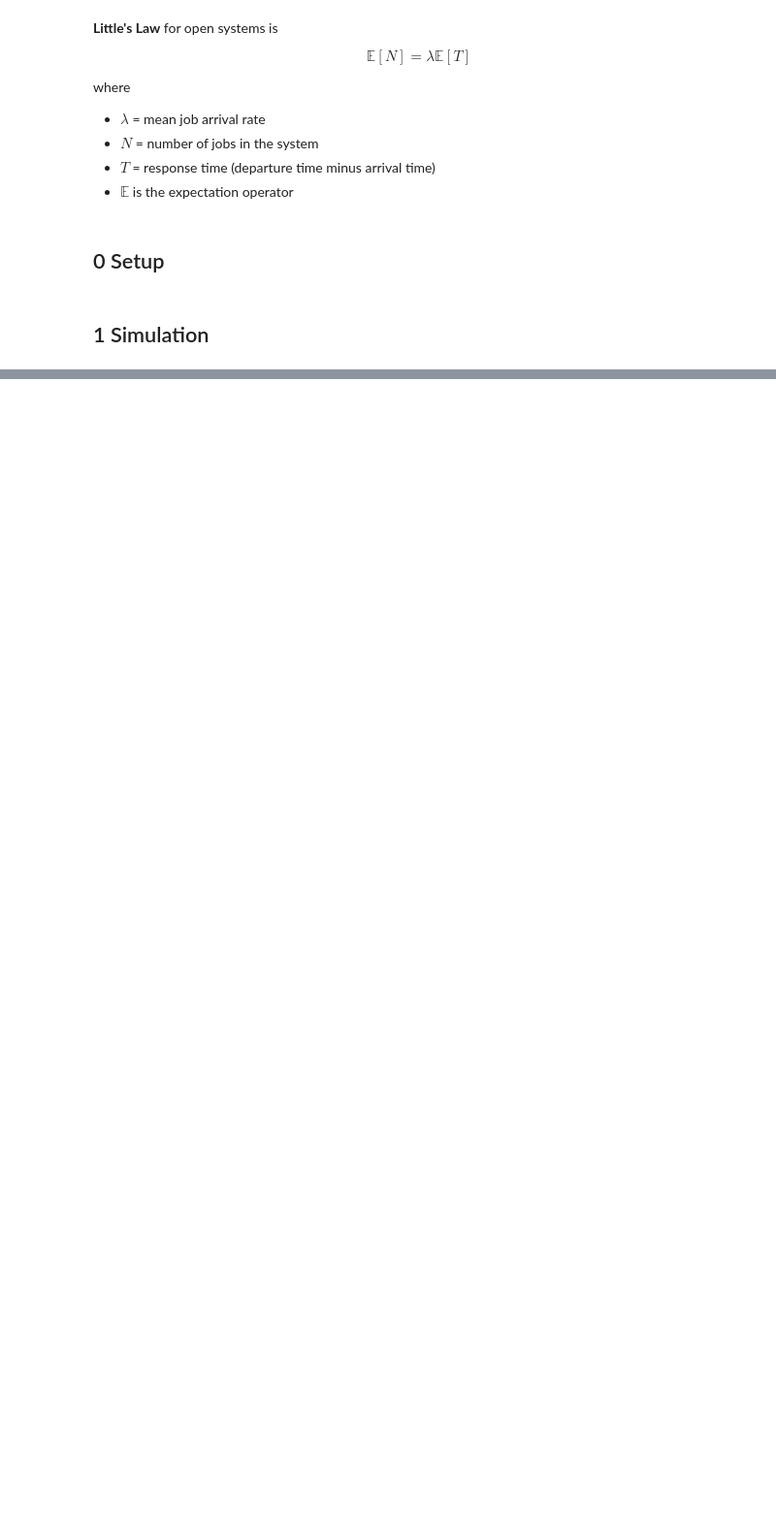
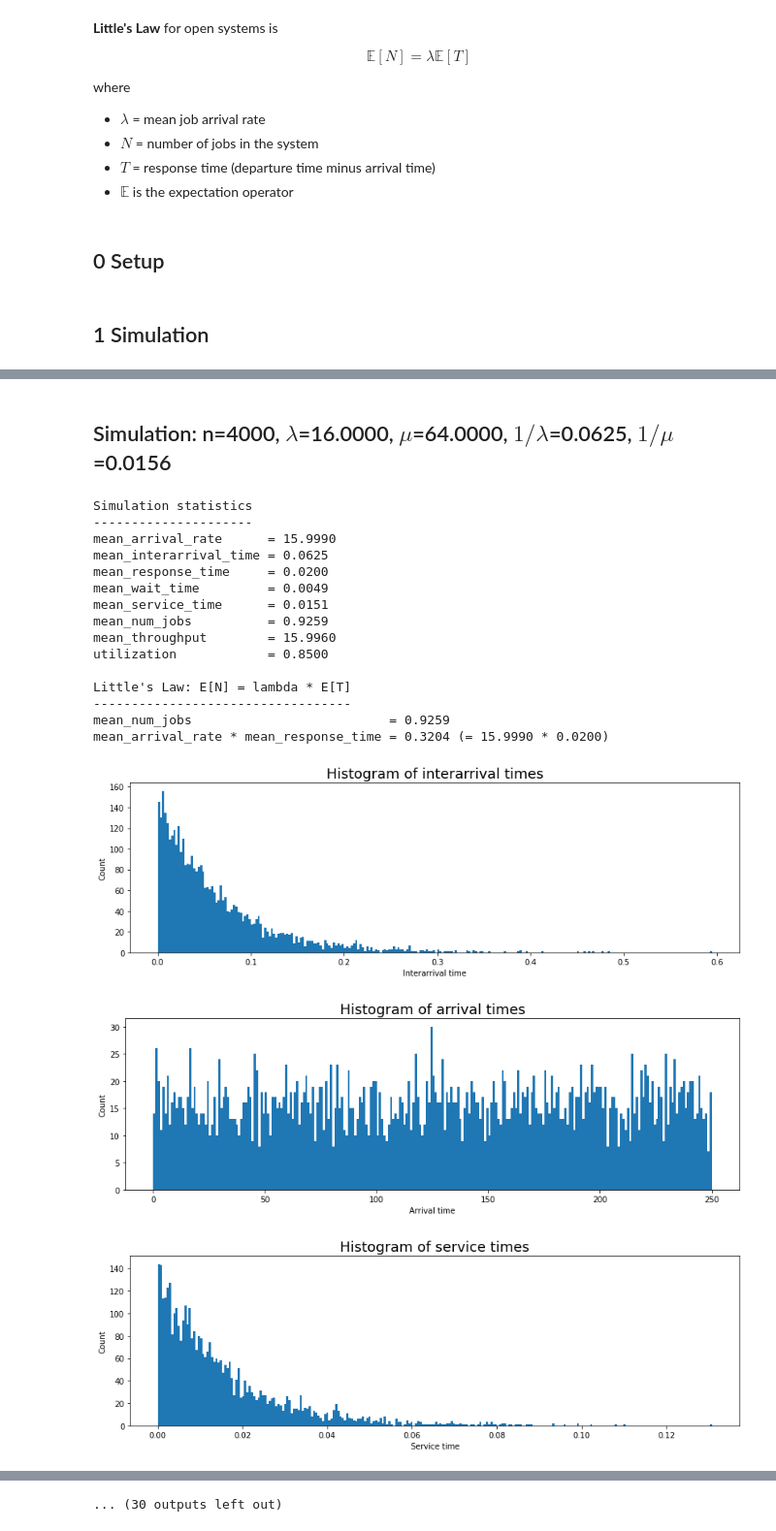
Before and after one commit to williewheeler/stats-demos, a Jupyter notebook: queueing/single-queue-sim.ipynb, the cells around one changed output, grey strips where cells are left out. Shown at 97% size. Saved outputs shown, nothing was run; the diff lists cells and outputs as text; code cells hidden in the pictures; blank space fills up the shorter version.

```diff
--- a/queueing/single-queue-sim.ipynb
+++ b/queueing/single-queue-sim.ipynb
@@ -553,0 +288,23 @@ mean_wait_time + mean_service_time = 40.46348031839493
+# %%
+for mu in [64, 32, 18, 16, 15, 12]:
+    run_sim_and_plot(4000, 16, mu)
+# %% [output]
+## Simulation: n=4000, $\lambda$=16.0000, $\mu$=64.0000, $1/\lambda$=0.0625, $1/\mu$=0.0156
+Simulation statistics
+---------------------
+mean_arrival_rate      = 15.9990
+mean_interarrival_time = 0.0625
+mean_response_time     = 0.0200
+mean_wait_time         = 0.0049
+mean_service_time      = 0.0151
+mean_num_jobs          = 0.9259
+mean_throughput        = 15.9960
+utilization            = 0.8500
+
+Little's Law: E[N] = lambda * E[T]
+----------------------------------
+mean_num_jobs                          = 0.9259
+mean_arrival_rate * mean_response_time = 0.3204 (= 15.9990 * 0.0200)
+[figure, added]
+[figure, added]
+[figure, added]
@@ -553,0 +332 @@ mean_wait_time + mean_service_time = 40.46348031839493
+... (30 outputs left out)
```
Also changed, not shown: parts of 19 cells of this notebook, 2 other files.
